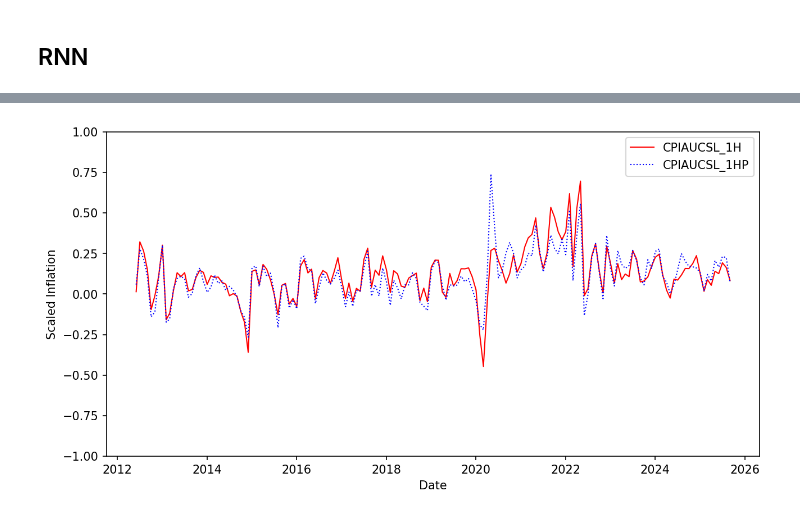
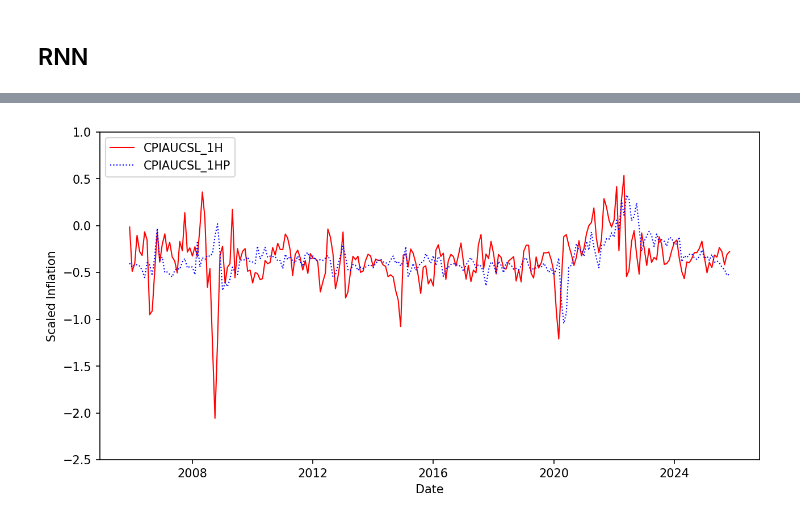
Before and after one commit to martinyuhaohuo/d200_project, a Jupyter notebook: scripts/EDA.ipynb, the cells around one changed output, grey strips where cells are left out. Cells and saved outputs as stored; diff of their text form; code cells hidden in the pictures.

```diff
--- a/scripts/EDA.ipynb
+++ b/scripts/EDA.ipynb
@@ -94,20 +94,2 @@ FRED_PCA["CPIAUCSL"] = FRED_transformed["CPIAUCSL"]
 # %% [markdown]
 ## MLP
-# %%
-# create aheads and lags for MLP
-max_lag = 6
-max_ahead = 1
-FRED_tt, targets = create_ahead_lag(FRED_PCA, "CPIAUCSL", max_ahead, max_lag)
-# re-split the transformed dataset
-train_set, test_set = sample_split(FRED_tt, 0.8)
-# drop first max_lag rows and last max_ahead rows
-train_set = train_set.iloc[max_lag:]
-test_set = test_set.iloc[:-max_ahead]
-drop_list = ["CPIAUCSL"]
-for i in range(1, max_lag + 1):
-    drop_list.append(f"CPIAUCSL_{i}L")
-# extract X and Y from train set and test set
-y_train = train_set[targets]
-x_train = train_set.drop(columns = targets + drop_list)
-y_test = test_set[targets]
-x_test = test_set.drop(columns = targets + drop_list)
@@ -152,22 +137,7 @@ visualize_predict(prediction, y_test, 1, FRED_MD)
 ## RNN
 # %%
 # create aheads and lags for RNN
-max_lag = 0
-max_ahead = 1
-FRED_tt, targets = create_ahead_lag(FRED_PCA, "CPIAUCSL", max_ahead, max_lag)
-# re-split the transformed dataset
-train_set, test_set = sample_split(FRED_tt, 0.8)
-# drop first max_lag rows and last max_ahead rows
-train_set = train_set.iloc[max_lag:]
-test_set = test_set.iloc[:-max_ahead]
-drop_list = ["CPIAUCSL"]
-for i in range(1, max_lag + 1):
-    drop_list.append(f"CPIAUCSL_{i}L")
-# extract X and Y from train set and test set
-y_train = train_set[targets]
-x_train = train_set.drop(columns = targets + drop_list)
-y_test = test_set[targets]
-x_test = test_set.drop(columns = targets + drop_list)
+RNN_y_train, RNN_x_train, RNN_y_test, RNN_x_test = create_ahead_lag(y_train, x_train, y_test, x_test, 1, 0)
 # %%
 import torch
 from torch import nn
@@ -198,6 +168,8 @@ class LSTM(nn.Module):
             nn.ReLU(),
             nn.Linear(32, 32),
             nn.ReLU(),
+            nn.Linear(32, 32),
+            nn.ReLU(),
             nn.Linear(32, output_size)
         )
 
@@ -207,5 +179,5 @@ class LSTM(nn.Module):
         output = self.ffn(last_hidden)
         return output
 
-RNN = LSTM(input_size=x_train.shape[1], hidden_size=32,  output_size=y_train.shape[1]).to(DEVICE)
+RNN = LSTM(input_size=RNN_x_train.shape[1], hidden_size=32,  output_size=RNN_y_train.shape[1]).to(DEVICE)
 # %%
@@ -264,15 +236,15 @@ Epoch [500/500], Train MSE: 0.0001, Test MSE: 0.0077
 # %%
 window = 48
 X_combined = pd.concat(
-    [x_train.tail(window), x_test]
+    [RNN_x_test.tail(window), RNN_x_test]
 )
 X = X_combined.to_numpy()
 X_tensor = []
 for i in range(len(X) - window):
     X_tensor.append(X[i:i+window])
 X_tensor = torch.tensor(X_tensor, dtype=torch.float32)
 prediction = RNN(X_tensor.to(DEVICE))
 prediction = pd.DataFrame(prediction.detach().to("cpu").numpy())
-visualize_predict(prediction, y_test, 1, FRED_MD)
+visualize_predict(prediction, RNN_y_test, 1, FRED_MD)
 # %% [output]
-[figure, old version]
+[figure, new version]
```
Also changed, not shown: parts of 13 cells of this notebook, 4 other files.
